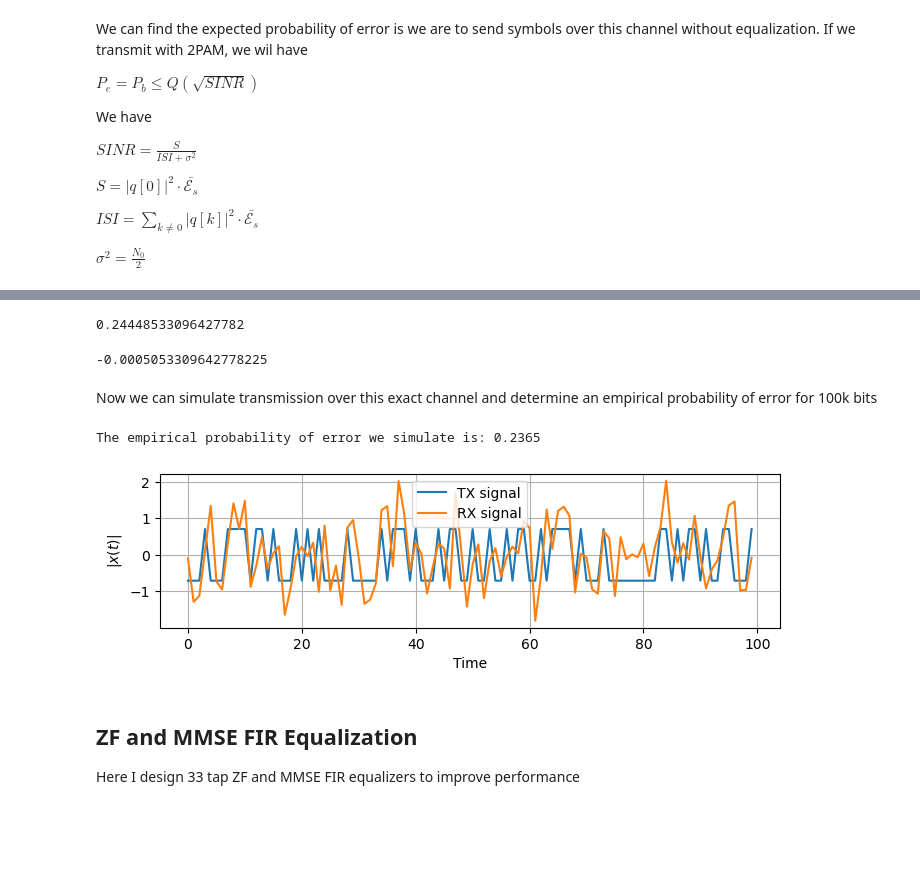
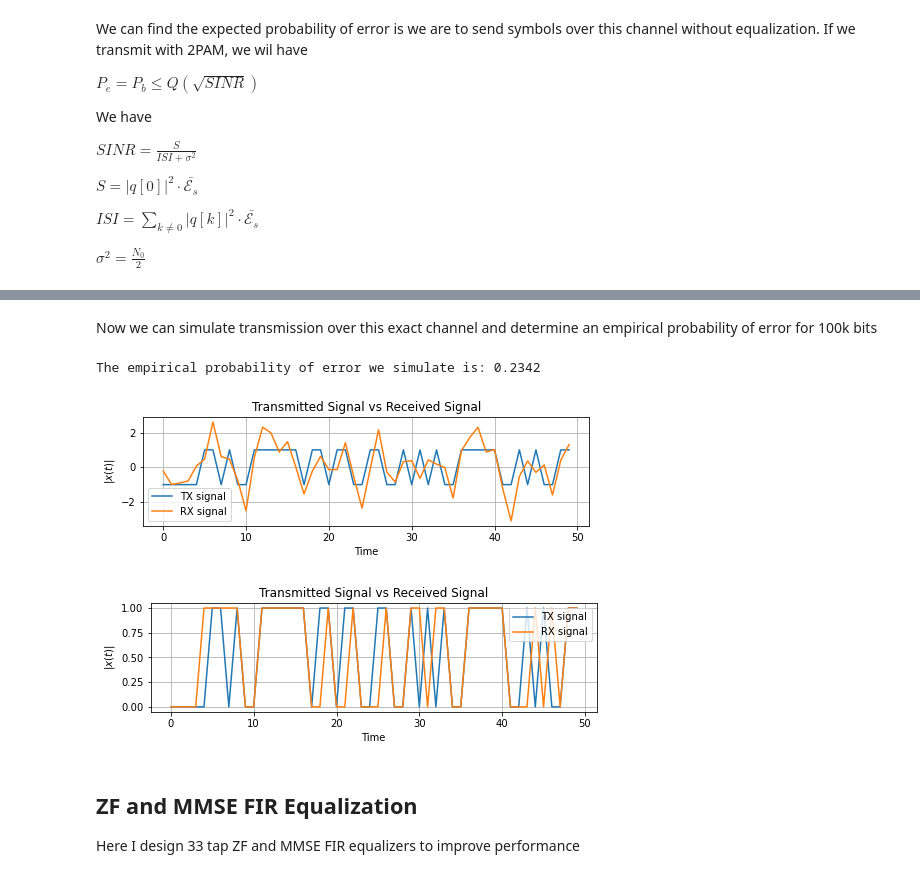
Before and after one commit to JacksonPaull/OFDM, a Jupyter notebook: project.ipynb, the cells around one changed output, grey strips where cells are left out. Cells and saved outputs as stored; diff of their text form; code cells hidden in the pictures; blank space fills up the shorter version.

```diff
--- a/project.ipynb
+++ b/project.ipynb
@@ -118,14 +121,3 @@ The expected probability of error for symbol by symbol detection with no equaliz
-# %%
-Pe * 2
-# %% [output]
-0.24448533096427782
-# %%
-#TODO
-# Pe calculated here is roughly half of the simulated Pe???
-# Definitely missing a factor of 2 somewhere but idk where....
-empirical_pe - Pe
-# %% [output]
--0.0005053309642778225
 # %% [markdown]
 Now we can simulate transmission over this exact channel and determine an empirical probability of error for 100k bits
 # %%
@@ -136,19 +128,22 @@ b = utils.generate_bits(n_bits)
 
 symbols = pam.encode_bits(b)
 
-signal = np.convolve(symbols, h, 'full')[:len(symbols)]
-signal = signal +  np.sqrt(No/2) * (np.random.randn(*signal.shape) )#+ 1j * np.random.randn(*signal.shape))
+signal = np.convolve(symbols, h)[:-len(h)+1]
+signal = signal +  np.sqrt(No/2) * (np.random.randn(*signal.shape) )
 
 b_hat = pam.decode_symbols(signal)
 
+
 empirical_pe = utils.probability_of_bit_error(b, b_hat)
 print(f'The empirical probability of error we simulate is: {empirical_pe:.4f}')
 # %% [output]
-The empirical probability of error we simulate is: 0.2365
+The empirical probability of error we simulate is: 0.2342
-# %%
-_ = plots.plot_tx_vs_rx(symbols, signal)
-# %% [output]
-[figure, removed]
+# %%
+plots.plot_tx_vs_rx(symbols, signal, number_of_samples=50)
+plots.plot_tx_vs_rx(np.clip(symbols, 0, 1), b_hat, number_of_samples=50)
+# %% [output]
+[figure, added]
+[figure, added]
 # %% [markdown]
 ## ZF and MMSE FIR Equalization
 
```
Also changed, not shown: parts of 3 cells of this notebook, 3 other files.
